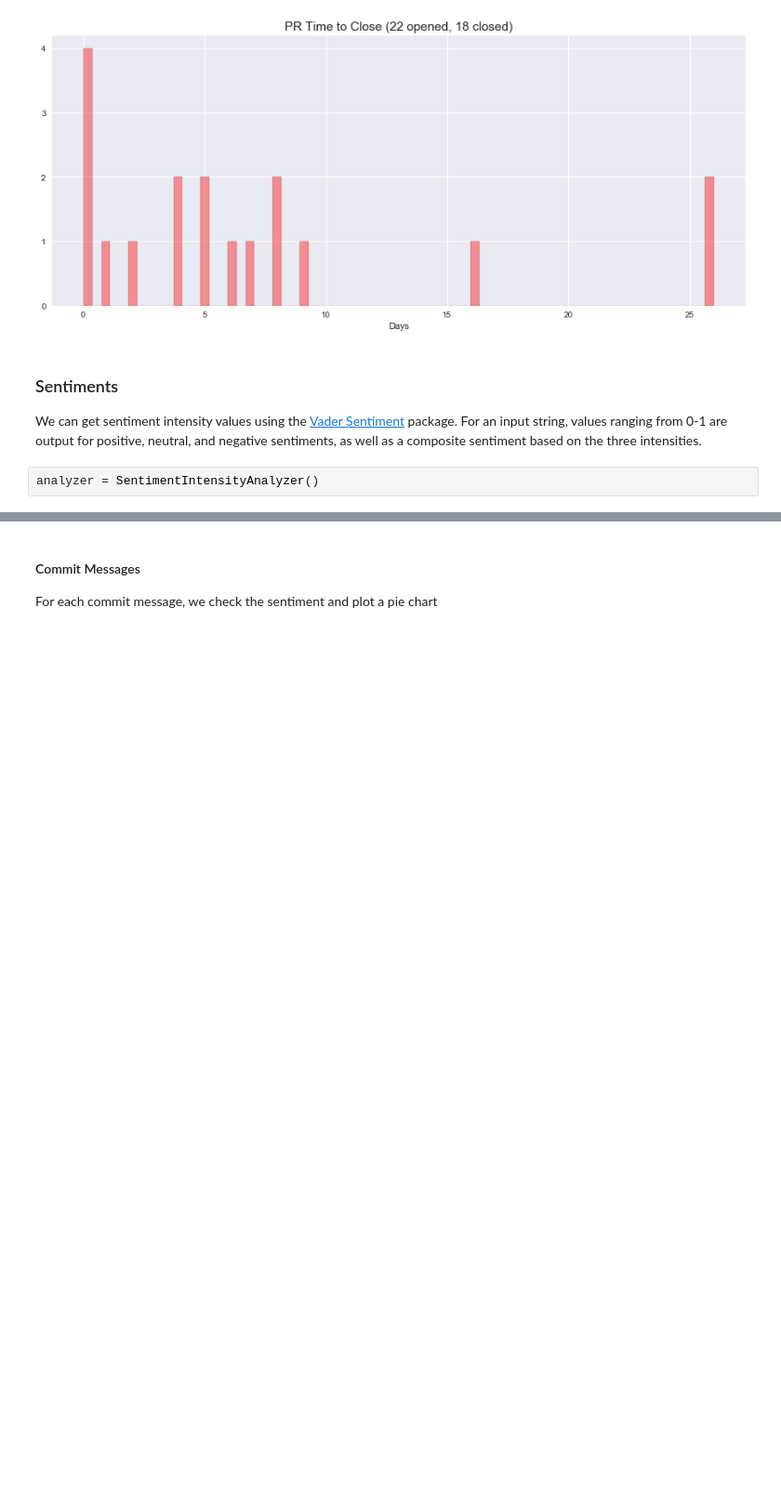
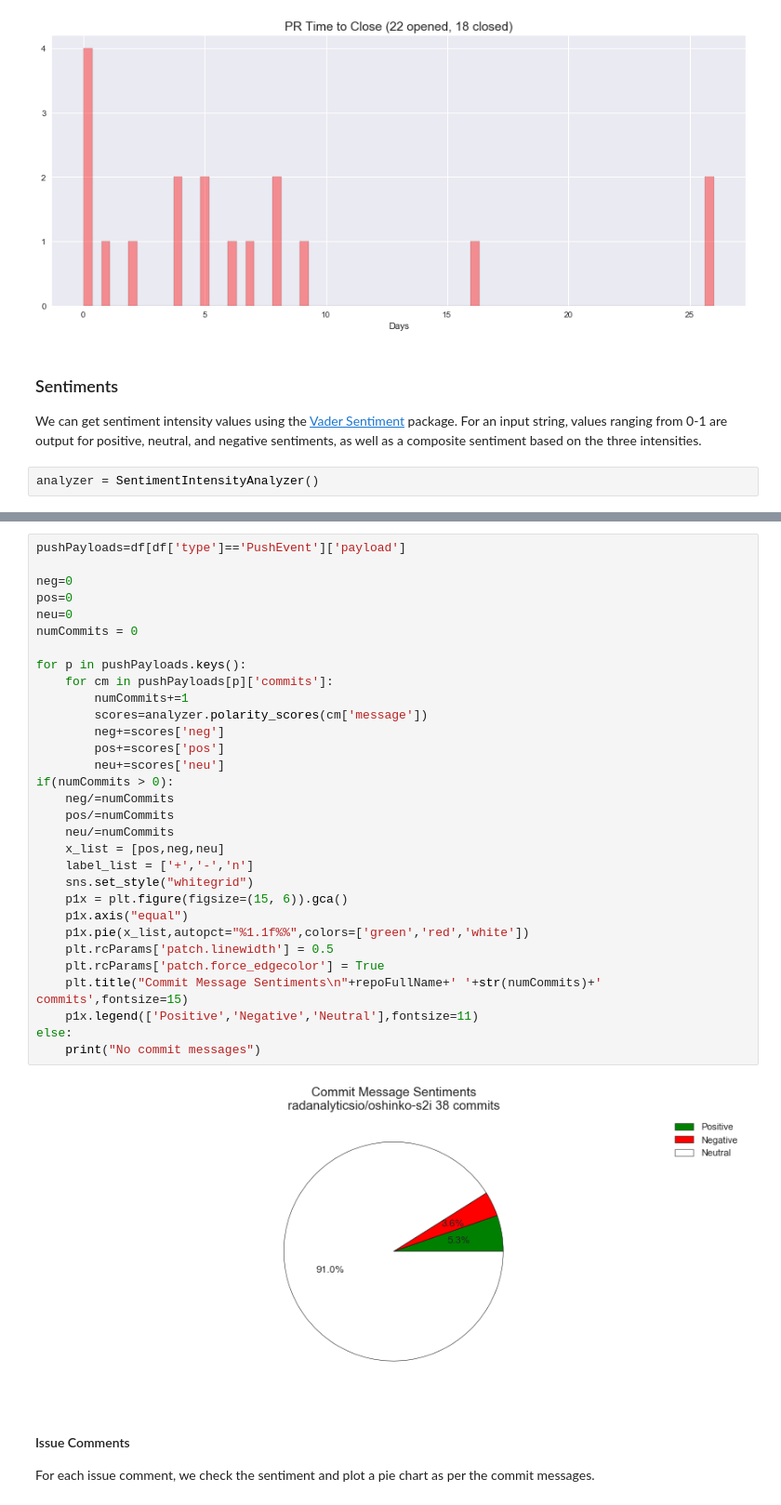
Before and after one commit to EldritchJS/kono-notebook, a Jupyter notebook: kono.ipynb, the cells around one changed output, grey strips where cells are left out. Shown: that part at 93% size. Saved outputs shown, nothing was run; the diff lists cells and outputs as text; blank space fills up the shorter version.

```diff
--- a/kono.ipynb
+++ b/kono.ipynb
@@ -231,5 +240,38 @@ analyzer = SentimentIntensityAnalyzer()
+# %%
+pushPayloads=df[df['type']=='PushEvent']['payload']
+
+neg=0
+pos=0
+neu=0
+numCommits = 0
+
+for p in pushPayloads.keys():
+    for cm in pushPayloads[p]['commits']:
+        numCommits+=1
+        scores=analyzer.polarity_scores(cm['message'])
+        neg+=scores['neg']
+        pos+=scores['pos']
+        neu+=scores['neu']
+if(numCommits > 0):
+    neg/=numCommits
+    pos/=numCommits
+    neu/=numCommits
+    x_list = [pos,neg,neu]
+    label_list = ['+','-','n']
+    sns.set_style("whitegrid")
+    p1x = plt.figure(figsize=(15, 6)).gca()
+    p1x.axis("equal")
+    p1x.pie(x_list,autopct="%1.1f%%",colors=['green','red','white'])
+    plt.rcParams['patch.linewidth'] = 0.5
+    plt.rcParams['patch.force_edgecolor'] = True
+    plt.title("Commit Message Sentiments\n"+repoFullName+' '+str(numCommits)+' commits',fontsize=15)
+    p1x.legend(['Positive','Negative','Neutral'],fontsize=11)
+else:
+    print("No commit messages")
+# %% [output]
+[figure, added]
 # %% [markdown]
-#### Commit Messages
+#### Issue Comments
 
-For each commit message, we check the sentiment and plot a pie chart
+For each issue comment, we check the sentiment and plot a pie chart as per the commit messages.
 # %%
```
Also changed, not shown: parts of 15 cells of this notebook.
